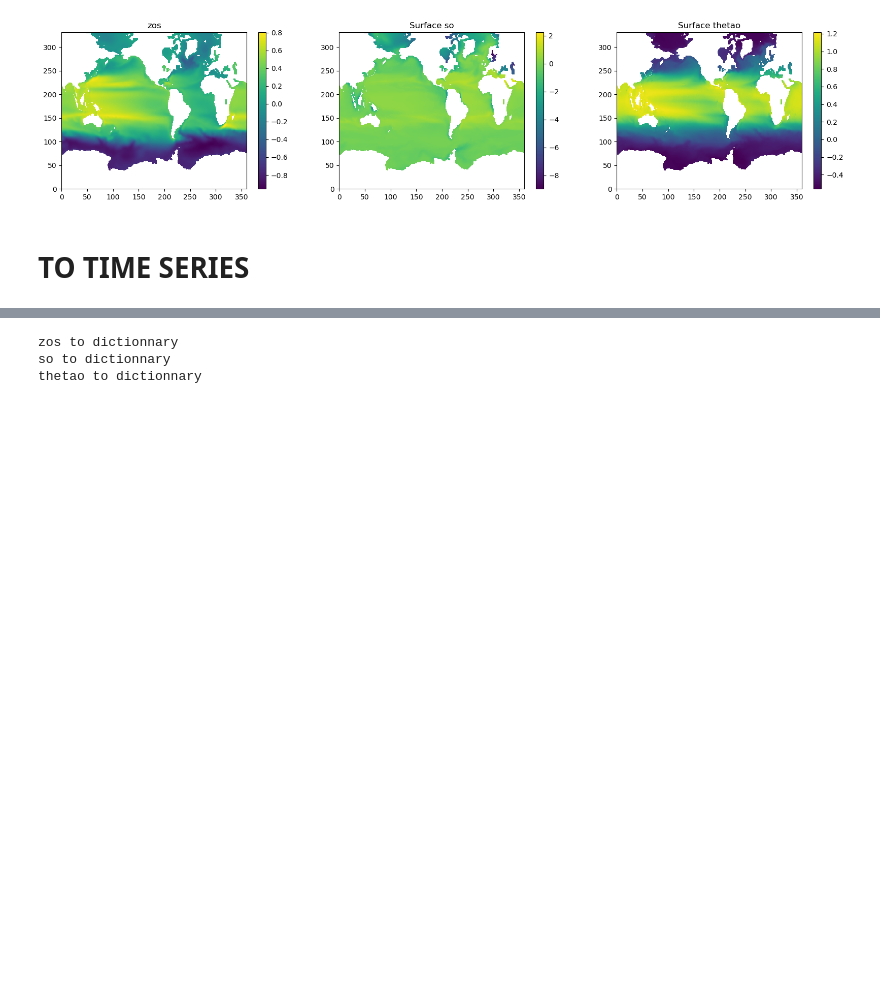
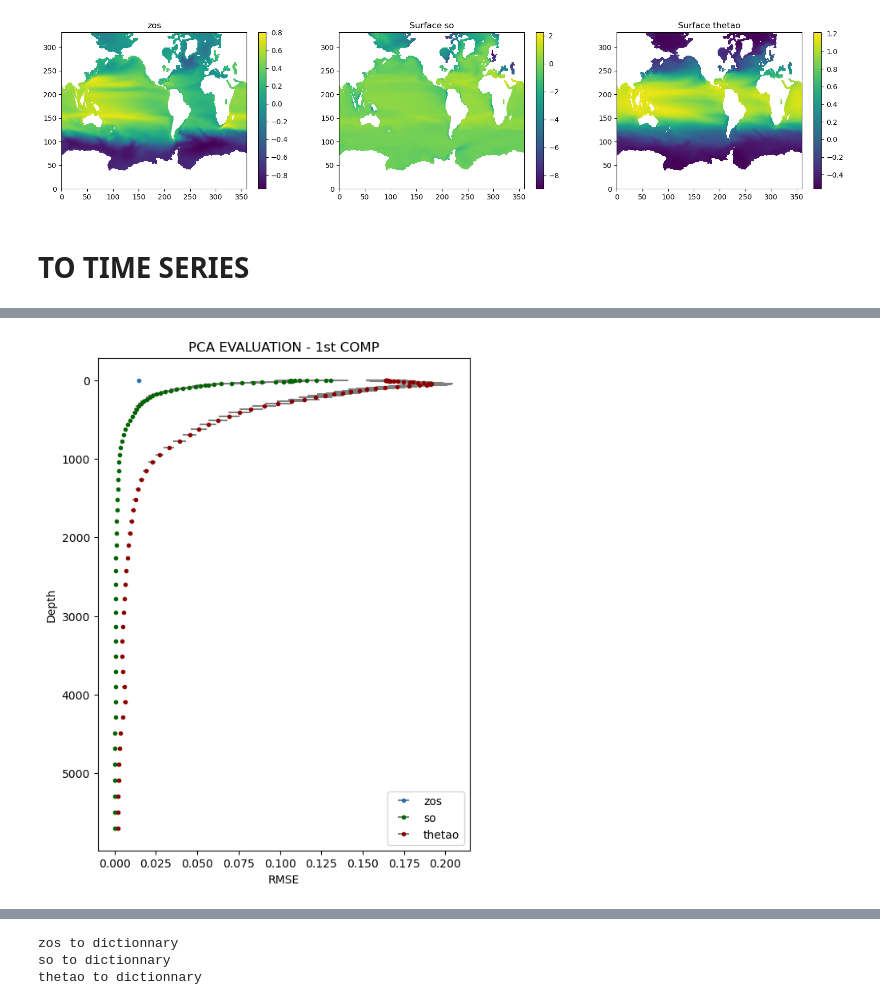
Before and after one commit to maudtst/Spinup-NEMO, a Jupyter notebook: Notebooks/Jumper.ipynb, the cells around one changed output, grey strips where cells are left out. Cells and saved outputs as stored; diff of their text form; code cells hidden in the pictures; blank space fills up the shorter version.

```diff
--- a/Notebooks/Jumper.ipynb
+++ b/Notebooks/Jumper.ipynb
@@ -176,3 +154,29 @@ print("RMSE compilated for thetao")
+# %%
+import xarray as xr
+array = xr.open_dataset(simu_so.files[-1], decode_times=False,chunks={"time": 200, "x":120})
+# %%
+rmseV_zos
+values = [rmseV_zos, rmseV_so.T, rmseV_thetao.T]
+maps   = [rmseM_zos, rmseM_so, rmseM_thetao]
+names  = ["zos", "so", "thetao"]
+colors = ["tab:blue", "darkgreen", "darkred"]
+
+fig = plt.figure(figsize=(6,8))
+for i in range(3):
+    if i == 0:
+        plt.errorbar(np.mean(values[i]), array.deptht[0], xerr=np.std(values[i]), fmt='.', label=names[i], color=colors[i], ecolor="grey")
+    else:
+        plt.errorbar(np.mean(values[i], axis=1), array.deptht, xerr=np.std(values[i], axis=1), fmt='.', label=names[i], color=colors[i], ecolor="grey")
+
+plt.title("PCA EVALUATION - 1st COMP")
+plt.ylabel("Depth")
+plt.xlabel("RMSE")
+plt.legend()
+
+plt.gca().invert_yaxis()
+plt.show()
+# %% [output]
+[figure, added]
 # %%
 values = [rmseV_zos,rmseV_so,rmseV_thetao]
 maps   = [rmseM_zos,rmseM_so,rmseM_thetao]
```
Also changed, not shown: parts of 22 cells of this notebook, 1 other file.
